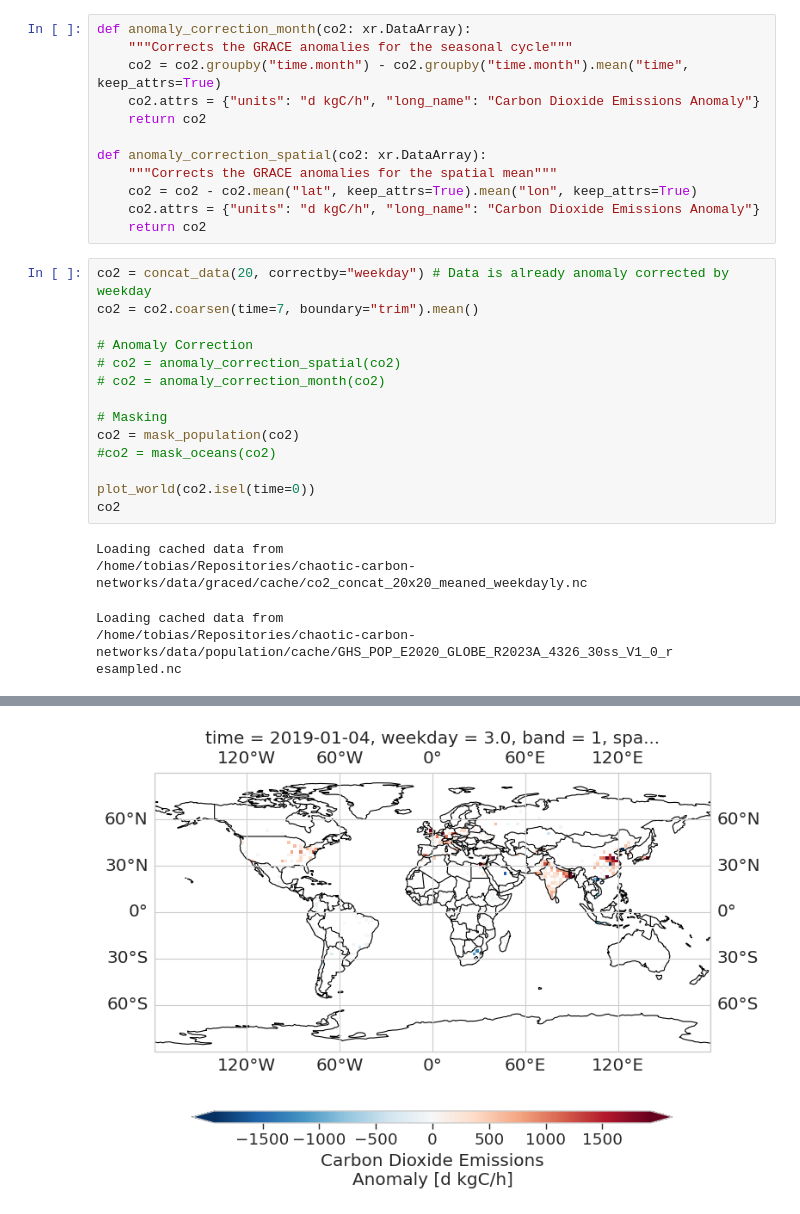
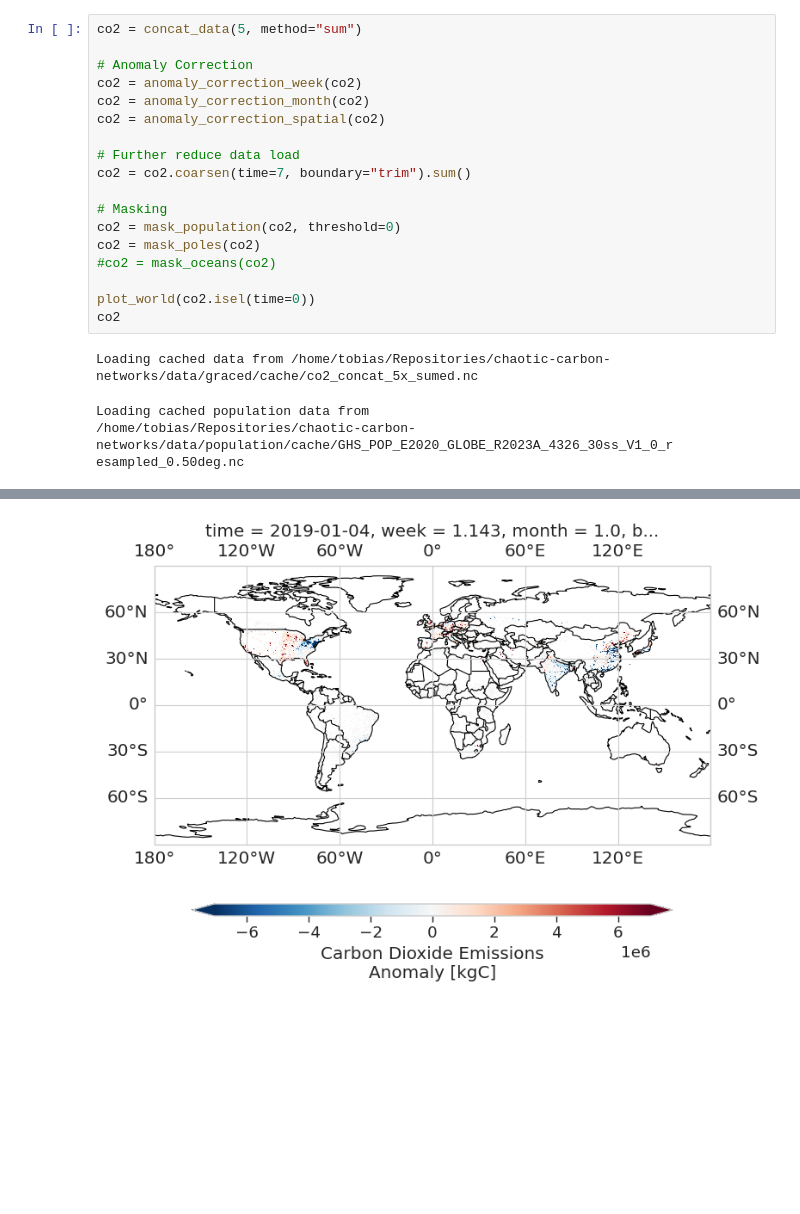
Before and after one commit to relativityhd/chaotic-carbon-networks, a Jupyter notebook: notebooks/degrees.ipynb, the cells around one changed output, grey strips where cells are left out. Drawn from its saved outputs; the diff is of its cells as text; blank space fills up the shorter version.

```diff
--- a/notebooks/degrees.ipynb
+++ b/notebooks/degrees.ipynb
@@ -15,36 +19,27 @@ traceback.install()
 # %% [output]
 [interactive output not drawn]
 <bound method InteractiveShell.excepthook of <ipykernel.zmqshell.ZMQInteractiveShell object at 0x...>>
-# %%
-def anomaly_correction_month(co2: xr.DataArray):
-    """Corrects the GRACE anomalies for the seasonal cycle"""
-    co2 = co2.groupby("time.month") - co2.groupby("time.month").mean("time", keep_attrs=True)
-    co2.attrs = {"units": "d kgC/h", "long_name": "Carbon Dioxide Emissions Anomaly"}
-    return co2
-
-def anomaly_correction_spatial(co2: xr.DataArray):
-    """Corrects the GRACE anomalies for the spatial mean"""
-    co2 = co2 - co2.mean("lat", keep_attrs=True).mean("lon", keep_attrs=True)
-    co2.attrs = {"units": "d kgC/h", "long_name": "Carbon Dioxide Emissions Anomaly"}
-    return co2
 # %%
-co2 = concat_data(20, correctby="weekday") # Data is already anomaly corrected by weekday
-co2 = co2.coarsen(time=7, boundary="trim").mean()
+co2 = concat_data(5, method="sum")
 
 # Anomaly Correction
-# co2 = anomaly_correction_spatial(co2)
-# co2 = anomaly_correction_month(co2)
+co2 = anomaly_correction_week(co2)
+co2 = anomaly_correction_month(co2)
+co2 = anomaly_correction_spatial(co2)
+
+# Further reduce data load
+co2 = co2.coarsen(time=7, boundary="trim").sum()
 
 # Masking
-co2 = mask_population(co2)
+co2 = mask_population(co2, threshold=0)
+co2 = mask_poles(co2)
 #co2 = mask_oceans(co2)
 
 plot_world(co2.isel(time=0))
 co2
 # %% [output]
-Loading cached data from
-/home/tobias/Repositories/chaotic-carbon-networks/data/graced/cache/co2_concat_20x20_meaned_weekdayly.nc
+Loading cached data from /home/tobias/Repositories/chaotic-carbon-networks/data/graced/cache/co2_concat_5x_sumed.nc
-Loading cached data from
+Loading cached population data from
 /home/tobias/Repositories/chaotic-carbon-networks/data/population/cache/GHS_POP_E2020_GLOBE_R2023A_4326_30ss_V1_0_r
-esampled.nc
+esampled_0.50deg.nc
 [interactive output not drawn]
@@ -67,3 +62,3 @@ Attributes:
     long_name:  Carbon Dioxide Emissions Anomaly
 [interactive output not drawn]
-[figure, old version]
+[figure, new version]
```
Also changed, not shown: parts of 15 cells of this notebook, 10 other files.
